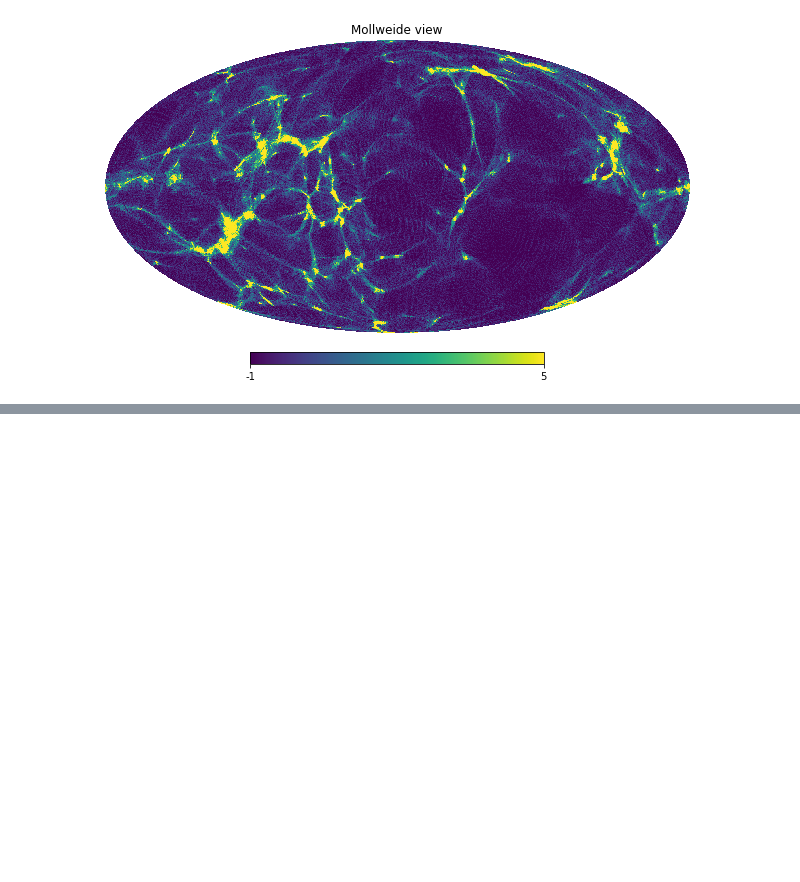
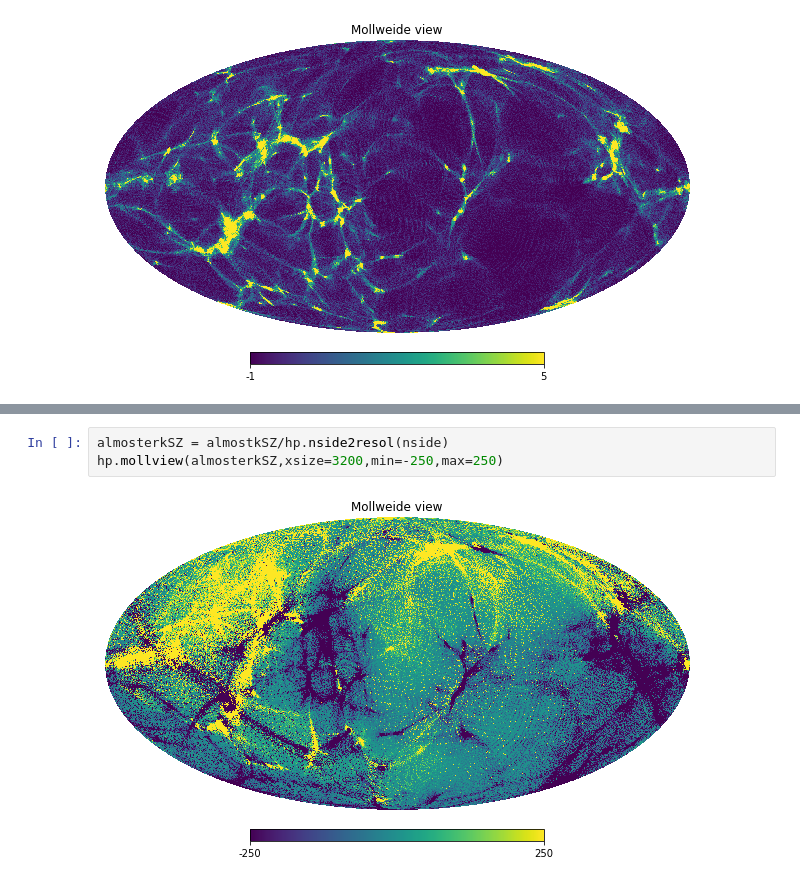
Before and after one commit to wurdahl/kSZfromPC, a Jupyter notebook: Processing-Multi-threading.ipynb, the cells around one changed output, grey strips where cells are left out. Saved outputs shown, nothing was run; the diff lists cells and outputs as text; blank space fills up the shorter version.

```diff
--- a/Processing-Multi-threading.ipynb
+++ b/Processing-Multi-threading.ipynb
@@ -177 +181,6 @@ hp.mollview(almostSZ,xsize=3200,min=-5,max=5)
+# %%
+almosterkSZ = almostkSZ/hp.nside2resol(nside)
+hp.mollview(almosterkSZ,xsize=3200,min=-250,max=250)
+# %% [output]
+[figure, added]
 # %%
```
Also changed, not shown: parts of 5 cells of this notebook, 2 other files.
